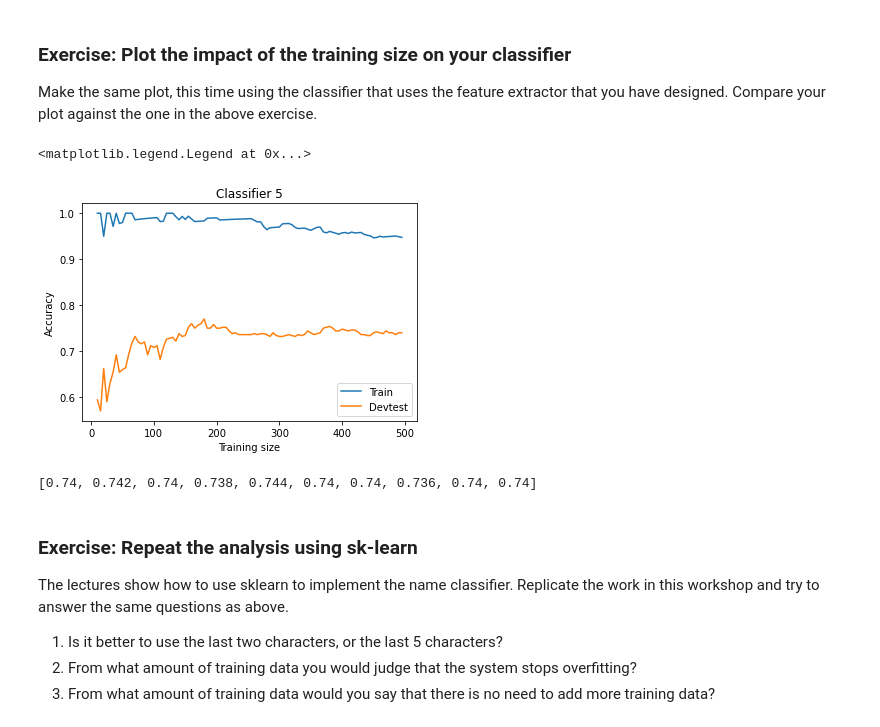
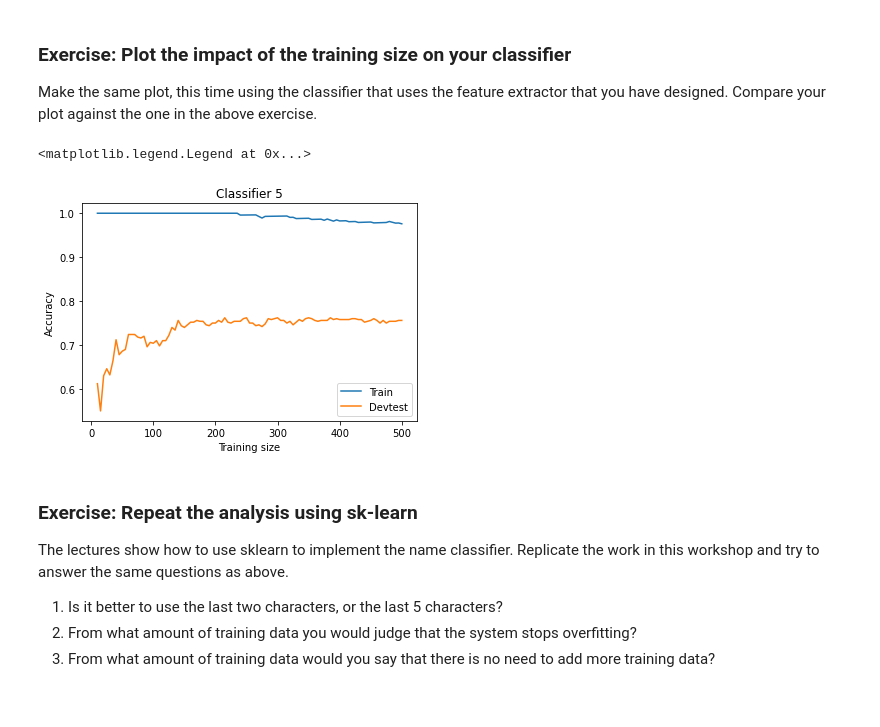
Before and after one commit to JakobCommitted/2022S1, a Jupyter notebook: practicals/Practical Week 03.ipynb, the cells around one changed output. Saved outputs shown, nothing was run; the diff lists cells and outputs as text; code cells hidden in the pictures.

```diff
--- a/practicals/Practical Week 03.ipynb
+++ b/practicals/Practical Week 03.ipynb
@@ -57,8 +57,8 @@ female | 0.8056 | 0.8290 | 0.8172
 Define a new function `gender_features5` that takes, as features, any suffixes of size 1, 2, 3, 4, and 5. Examine the accuracy results. What can you conclude from this new classifier?
 # %%
 def gender_features5(word):
-    return {'suffix1': word[-1:],'suffix2': word[-2:],'suffix3': word[:-3],
-    'suffix4': word[:-4],'suffix5': word[:-5]}
+    return {'suffix1': word[-1:],'suffix2': word[-2:],'suffix3': word[-3:],
+    'suffix4': word[-4:],'suffix5': word[-5:]}
 
 # training & devtest set
 train_set5 =[(gender_features5(n), g) for n, g in train_names]
@@ -78,0 +78,14 @@ female | 0.8307 | 0.8863 | 0.8576
+# %%
+def gender_features3_5(word):
+    return {'suffix3': word[-3:],
+    'suffix4': word[-4:],'suffix5': word[-5:]}
+
+# training & devtest set
+train_set3_5 =[(gender_features3_5(n), g) for n, g in train_names]
+devtest_set3_5 = [(gender_features3_5(n), g) for n, g in devtest_names]
+classifier3_5= nltk.NaiveBayesClassifier.train(train_set3_5)
+acc=nltk.classify.accuracy(classifier5, devtest_set3_5)
+print("Accuracy %f" % acc)
+cmatrix3_5=nltk.ConfusionMatrix([classifier3_5.classify(n) for (n,g) in devtest_set3_5],
+[g for (n,g) in devtest_set3_5])
+print(cmatrix3_5.evaluate())
@@ -110,25 +129,21 @@ Make the same plot, this time using the classifier that uses the feature extract
 # %%
 train_accuracy5 = []
 devtest_accuracy5 = []
-nsamples = range(10, 500, 5)
+nsamples = range(10, 505, 5)
 for n in nsamples:
     classifier5 = nltk.NaiveBayesClassifier.train(train_set5[:n])
     train_accuracy5.append(nltk.classify.accuracy(classifier5, train_set5[:n]))
     devtest_accuracy5.append(nltk.classify.accuracy(classifier5, devtest_set5))
 
 plt.plot(nsamples, train_accuracy5, label='Train')
 plt.plot(nsamples, devtest_accuracy5, label='Devtest')
 plt.xlabel('Training size')
 plt.ylabel('Accuracy')
 plt.title('Classifier 5')
 plt.legend()
 # %% [output]
 <matplotlib.legend.Legend at 0x...>
-[figure, old version]
+[figure, new version]
-# %%
-devtest_accuracy5[-10:]
-# %% [output]
-[0.74, 0.742, 0.74, 0.738, 0.744, 0.74, 0.74, 0.736, 0.74, 0.74]
 # %% [markdown]
 ### Exercise: Repeat the analysis using sk-learn
 
```
Also changed, not shown: parts of 6 cells of this notebook, 1 other file.
